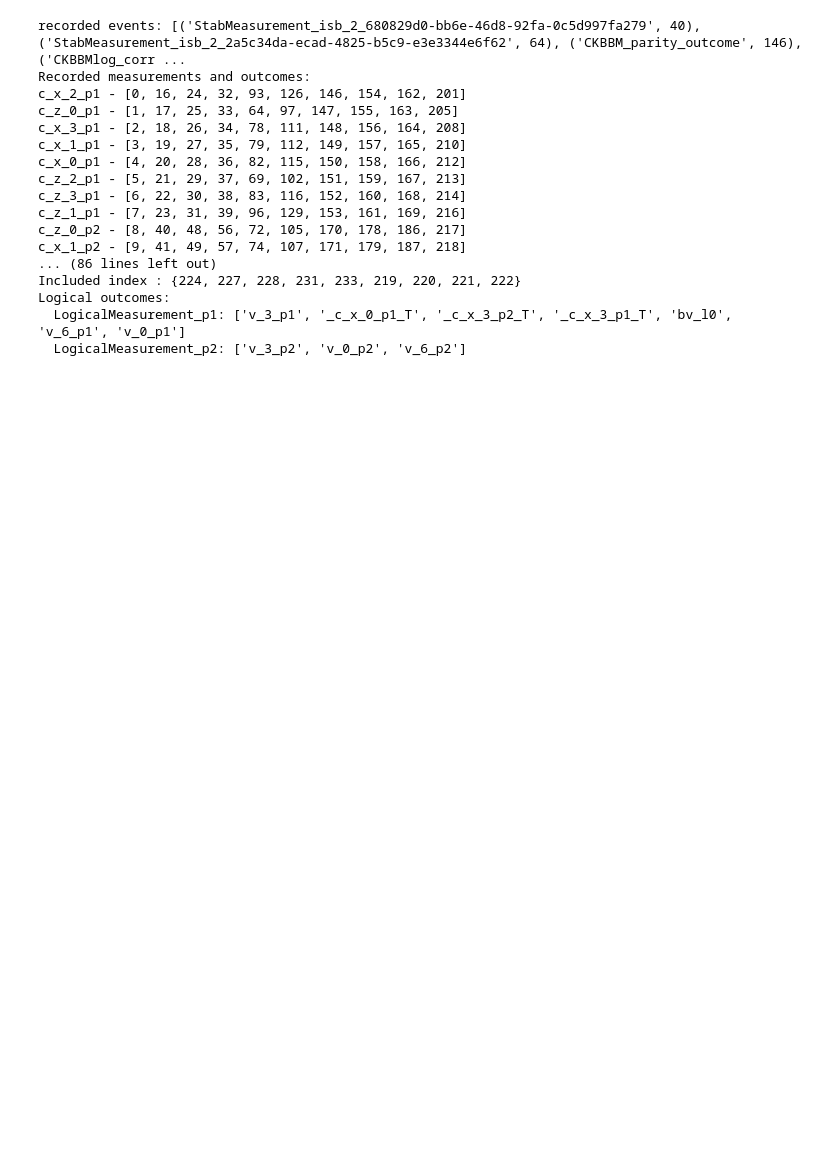
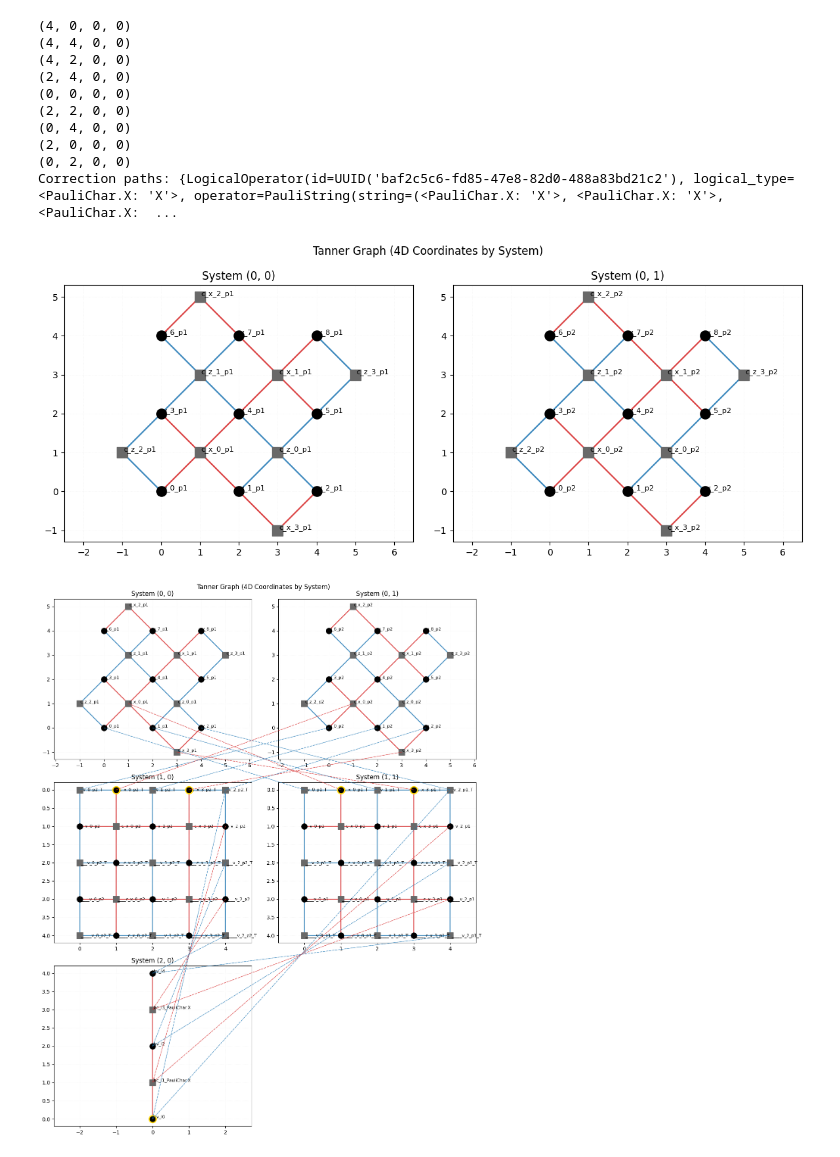
Before and after one commit to LennyDZ/QEC-Compiler, a Jupyter notebook: notebooks/check_mxx copy.ipynb, the cells around one changed output. Saved outputs shown, nothing was run; the diff lists cells and outputs as text; code cells hidden in the pictures; blank space fills up the shorter version.

```diff
--- a/notebooks/check_mxx copy.ipynb
+++ b/notebooks/check_mxx copy.ipynb
@@ -10,8 +10,8 @@ from qldpc_sim.qec_code.rotated_surface_code import RotatedSurfaceCode
 
 
 def setup_cnot_exp():
-    patch1 = RotatedSurfaceCode.from_distance(3, code_name="p1")
-    patch2 = RotatedSurfaceCode.from_distance(3, code_name="p2")
+    patch1 = RotatedSurfaceCode.from_distance(3, code_name="p1", system_coordinate=(0,0))
+    patch2 = RotatedSurfaceCode.from_distance(3, code_name="p2", system_coordinate=(0,1))
     qm = qldpc_experiment.QuantumMemory(size=600)
     patches = [patch1, patch2]
     mapqb = {}
@@ -32,16 +32,21 @@ def setup_cnot_exp():
 from qldpc_sim.ckbb_surgery.measurement import CKBBMeasurement
 from qldpc_sim.rsc_surgery.rsc_surgery import SurgeMeasurement
 from qldpc_sim.qldpc_experiment.qec_gadget import Readout
+from qldpc_sim.data_structure.tanner_graph_algebra import TannerGraphAlgebra as tga
 
 def get_joinm_program(initial_state1, initial_state2, joint_pauli, readout_basis):
     context = setup_cnot_exp()
 
     p1 = context.codes[0]
     p2 = context.codes[1]
+
+    tga.visualize(p1.tanner_graph | p2.tanner_graph)
+    for n in p1.tanner_graph.variable_nodes:
+        print(n.coordinates)
     if joint_pauli == "XX":
         ckbbm = [
             CKBBMeasurement(
-                distance=2,
+                distance=3,
                 context=context,
                 tag="CKBBM",
                 logical_targets=[
@@ -53,7 +58,7 @@ def get_joinm_program(initial_state1, initial_state2, joint_pauli, readout_basis
     else:
         ckbbm = [
             CKBBMeasurement(
-                distance=2,
+                distance=3,
                 context=context,
                 tag="CKBBM",
                 logical_targets=[
@@ -161,57 +166,30 @@ def evaluate(ctx, program: List[QECGadget]) -> Tuple[List[str], Dict[str, Set[in
 # %%
 from collections import Counter
 from itertools import combinations
 import json
 from pathlib import Path
 
 from qldpc_sim.qldpc_experiment import context
 from qldpc_sim.qldpc_experiment.interpreter import concat_events_per_sample, run, xor_event_nodes
 
 prog, ctx = get_joinm_program(
-    initial_state1=PauliEigenState.X_plus,
+    initial_state1=PauliEigenState.Z_plus,
     initial_state2=PauliEigenState.X_plus,
     joint_pauli="ZZ",
     readout_basis="X",
 )
 
 p, lo, rec = evaluate(ctx, prog)
-
-print(f"recorded events: {[(e.tag, v) for e, v in rec.events.items()]}")
-print("Recorded measurements and outcomes:")
-for n, m in rec.measurements.items():
-    print(f"{n.tag} - {m}")
-
-# Build event-to-measurement mapping once; some derived events may not map cleanly.
-event_idx_map = None
-try:
-    event_idx_map = rec.event_to_measurement_idx
-except ValueError as err:
-    print(f"Warning: could not build event_to_measurement_idx ({err})")
-
-for event, value in rec.events.items():
-    print(event)
-    print(f"{event.tag}: {[e.tag for e in event.measured_nodes]}")
-    included_idx = event_idx_map.get(event) if event_idx_map is not None else None
-    print(f"Included index : {included_idx}")
-
-print("Logical outcomes:")
-for key, value in lo.items():
-    print(f"  {key}: {[v.tag for v in value]}")
 # %% [output]
-recorded events: [('StabMeasurement_isb_2_680829d0-bb6e-46d8-92fa-0c5d997fa279', 40), ('StabMeasurement_isb_2_2a5c34da-ecad-4825-b5c9-e3e3344e6f62', 64), ('CKBBM_parity_outcome', 146), ('CKBBMlog_corr ...
-Recorded measurements and outcomes:
-c_x_2_p1 - [0, 16, 24, 32, 93, 126, 146, 154, 162, 201]
-c_z_0_p1 - [1, 17, 25, 33, 64, 97, 147, 155, 163, 205]
-c_x_3_p1 - [2, 18, 26, 34, 78, 111, 148, 156, 164, 208]
-c_x_1_p1 - [3, 19, 27, 35, 79, 112, 149, 157, 165, 210]
-c_x_0_p1 - [4, 20, 28, 36, 82, 115, 150, 158, 166, 212]
-c_z_2_p1 - [5, 21, 29, 37, 69, 102, 151, 159, 167, 213]
-c_z_3_p1 - [6, 22, 30, 38, 83, 116, 152, 160, 168, 214]
-c_z_1_p1 - [7, 23, 31, 39, 96, 129, 153, 161, 169, 216]
-c_z_0_p2 - [8, 40, 48, 56, 72, 105, 170, 178, 186, 217]
-c_x_1_p2 - [9, 41, 49, 57, 74, 107, 171, 179, 187, 218]
-... (86 lines left out)
-Included index : {224, 227, 228, 231, 233, 219, 220, 221, 222}
-Logical outcomes:
-  LogicalMeasurement_p1: ['v_3_p1', '_c_x_0_p1_T', '_c_x_3_p2_T', '_c_x_3_p1_T', 'bv_l0', 'v_6_p1', 'v_0_p1']
-  LogicalMeasurement_p2: ['v_3_p2', 'v_0_p2', 'v_6_p2']
+(4, 0, 0, 0)
+(4, 4, 0, 0)
+(4, 2, 0, 0)
+(2, 4, 0, 0)
+(0, 0, 0, 0)
+(2, 2, 0, 0)
+(0, 4, 0, 0)
+(2, 0, 0, 0)
+(0, 2, 0, 0)
+Correction paths: {LogicalOperator(id=UUID('baf2c5c6-fd85-47e8-82d0-488a83bd21c2'), logical_type=<PauliChar.X: 'X'>, operator=PauliString(string=(<PauliChar.X: 'X'>, <PauliChar.X: 'X'>, <PauliChar.X:  ...
+[figure, added]
+[figure, added]
```
Also changed, not shown: parts of 3 cells of this notebook, 11 other files.
